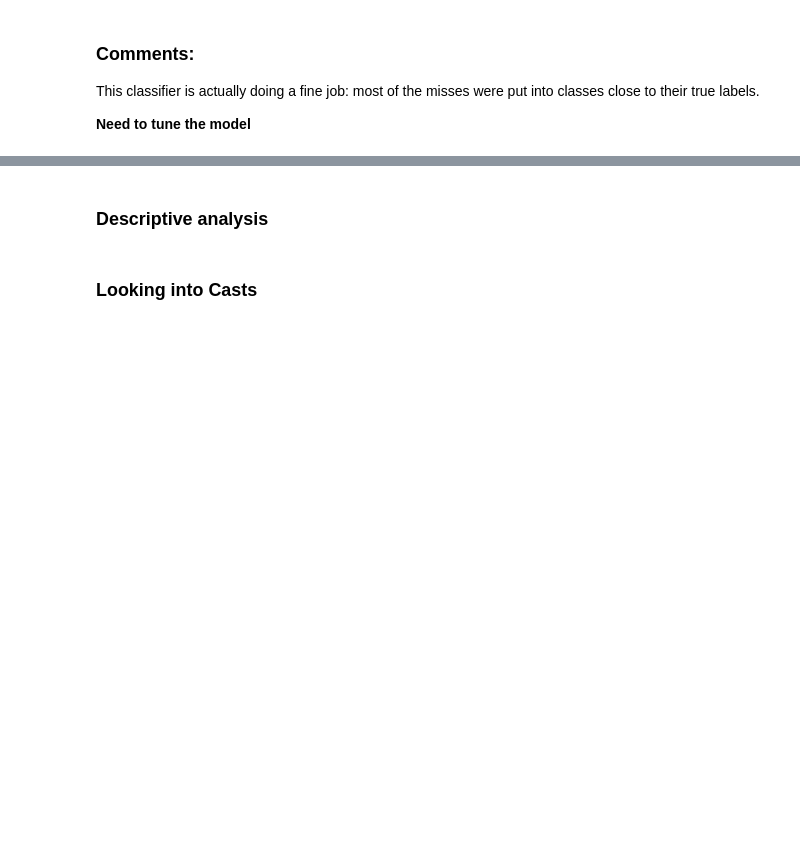
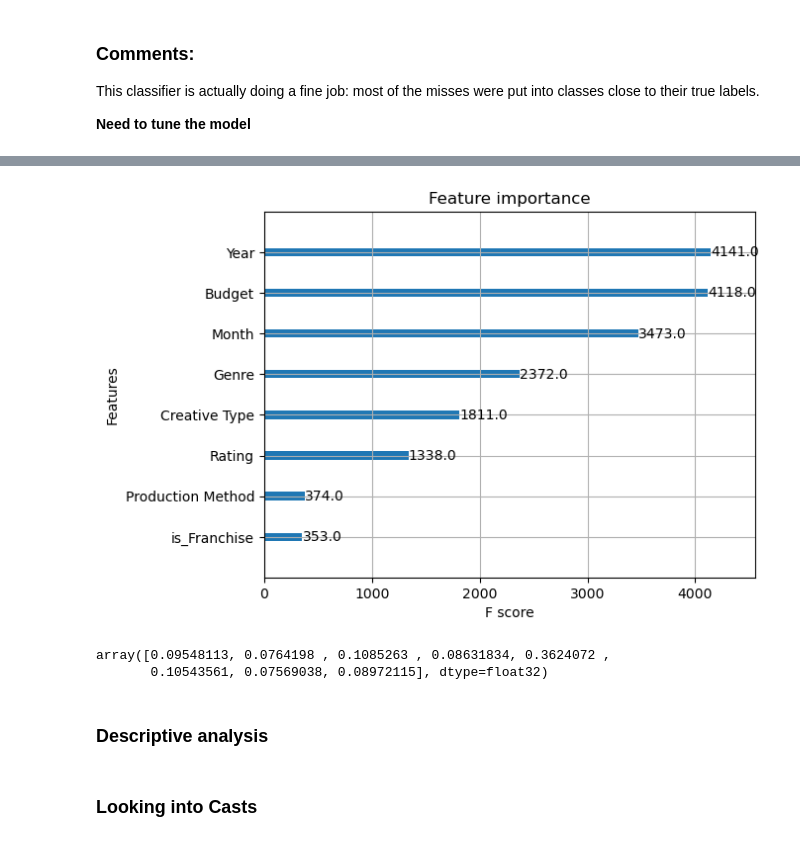
Before and after one commit to kongwei981126/Movie-Industry, a Jupyter notebook: passMidReport.ipynb, the cells around one changed output, grey strips where cells are left out. Drawn from its saved outputs; the diff is of its cells as text; code cells hidden in the pictures; blank space fills up the shorter version.

```diff
--- a/passMidReport.ipynb
+++ b/passMidReport.ipynb
@@ -527,3 +545,16 @@ This classifier is actually doing a fine job: most of the misses were put into c
+# %%
+from xgboost import plot_importance
+from matplotlib import pyplot
+
+plot_importance(clf)
+pyplot.show()
+# %% [output]
+[figure, added]
+# %%
+clf.feature_importances_
+# %% [output]
+array([0.09548113, 0.0764198 , 0.1085263 , 0.08631834, 0.3624072 ,
+       0.10543561, 0.07569038, 0.08972115], dtype=float32)
 # %% [markdown]
 ### Descriptive analysis
 # %% [markdown]
```
Also changed, not shown: parts of 5 cells of this notebook, 3 other files.
